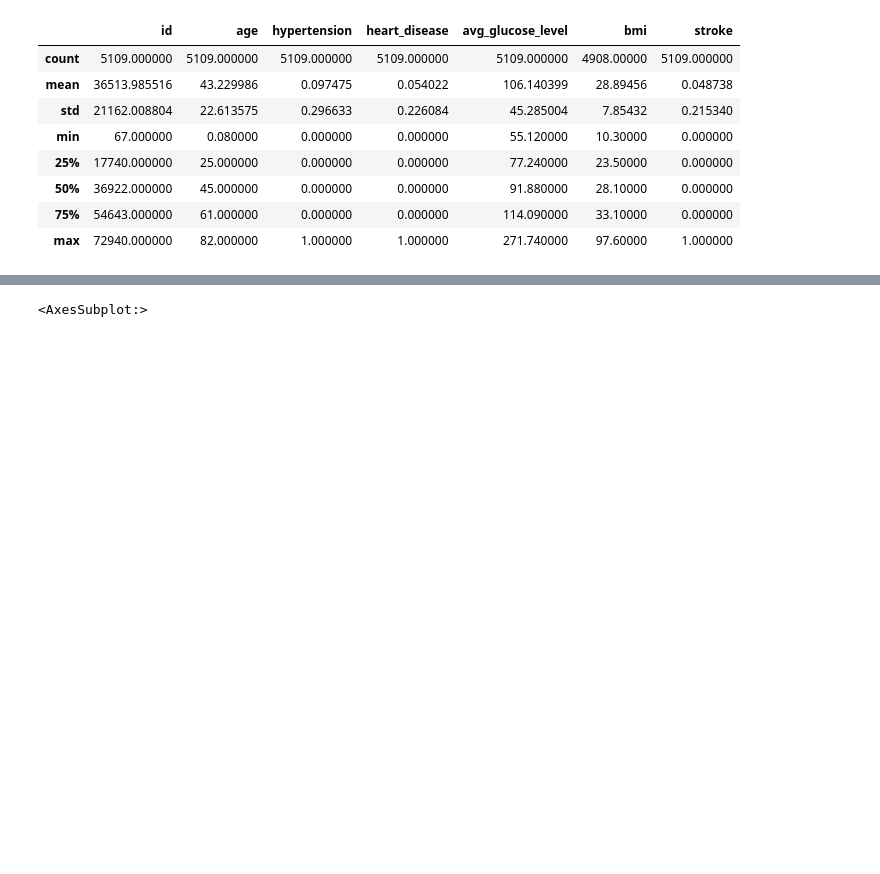
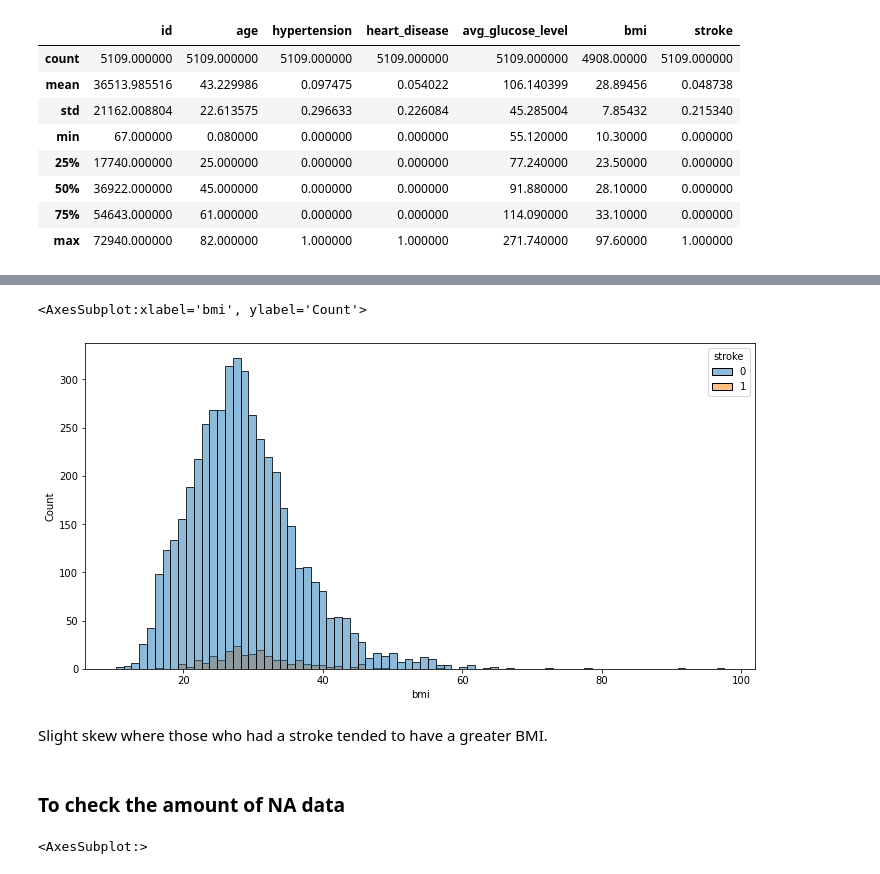
Before and after one commit to ChangeCourse1997/Stroke_prediction, a Jupyter notebook: Will_it_stroke.ipynb, the cells around one changed output, grey strips where cells are left out. Saved outputs shown, nothing was run; the diff lists cells and outputs as text; code cells hidden in the pictures; blank space fills up the shorter version.

```diff
--- a/Will_it_stroke.ipynb
+++ b/Will_it_stroke.ipynb
@@ -65,3 +91,13 @@ df.describe()
+# %%
+plt.figure(figsize=(12,6))
+sns.histplot(x= df['bmi'],hue=df['stroke'])
+# %% [output]
+<AxesSubplot:xlabel='bmi', ylabel='Count'>
+[figure, added]
+# %% [markdown]
+Slight skew where those who had a stroke tended to have a greater BMI.
+# %% [markdown]
+### To check the amount of NA data
 # %%
 import missingno as msno
 msno.bar(df, figsize=(20,10),color='steelblue')
```
Also changed, not shown: parts of 42 cells of this notebook.
